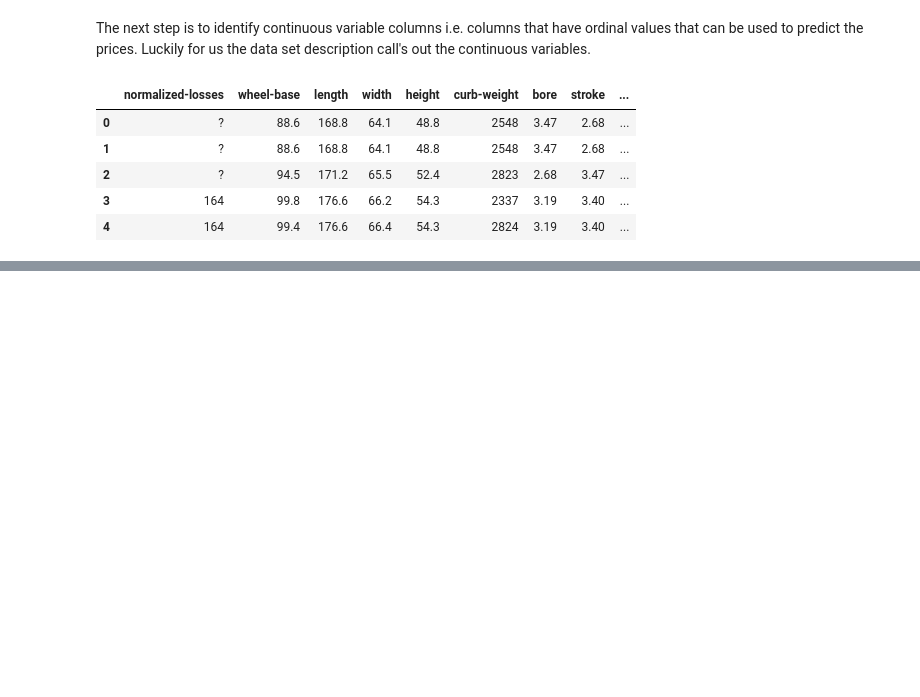
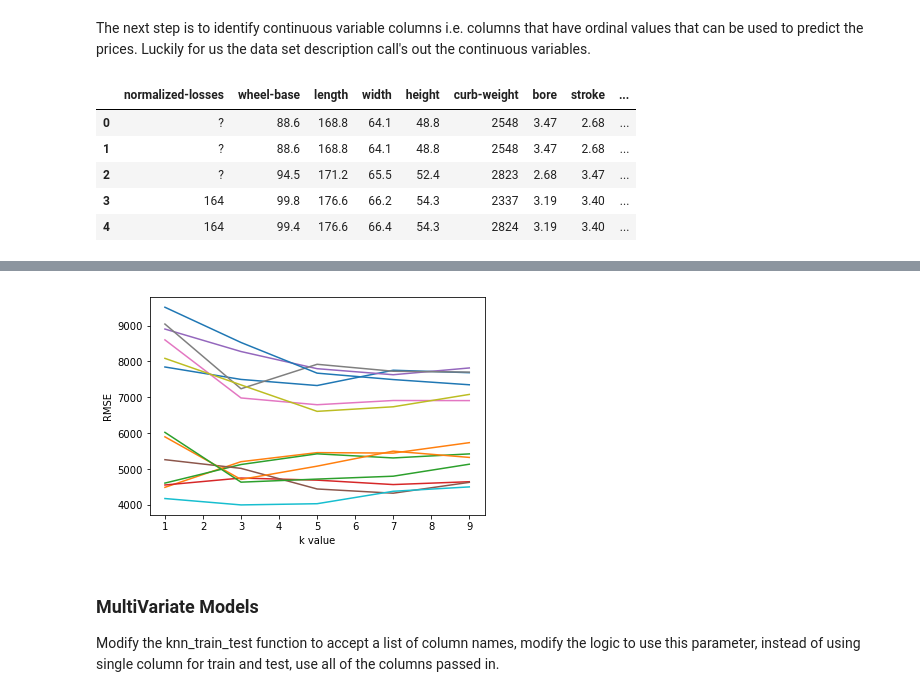
Before and after one commit to jkoyan/datascience_reference, a Jupyter notebook: machine-learning/k-nearest-neighbors/predict-car-prices-using-k-nearest-neighbors.ipynb, the cells around one changed output, grey strips where cells are left out. Cells and saved outputs as stored; diff of their text form; code cells hidden in the pictures; blank space fills up the shorter version.

Commit message:
K Nearest Neighbors Machine learning code, using scikit learn

```diff
--- a/machine-learning/k-nearest-neighbors/predict-car-prices-using-k-nearest-neighbors.ipynb
+++ b/machine-learning/k-nearest-neighbors/predict-car-prices-using-k-nearest-neighbors.ipynb
@@ -47,0 +60,6 @@ A cursory review of the data reveals that there are missing values in the normal
+# %%
+# Convert all numeric column types to float, Because ? is a string value, columns containing the value were cast to the pandas
+# object data type (instead of a numeric type like int or float). After replacing the ? values, determine which columns need to be
+# converted to numeric types.
+numeric_cars = numeric_cars.astype('float')
+numeric_cars.isnull().sum()
@@ -47,0 +82,4 @@ A cursory review of the data reveals that there are missing values in the normal
+# %%
+# Since 'price' is the column we want to predict, let's remove any rows with missing price values.
+numeric_cars = numeric_cars.dropna(subset=['price'])
+numeric_cars.isnull().sum()
@@ -47,0 +102,3 @@ A cursory review of the data reveals that there are missing values in the normal
+# %%
+# Replace missing values in other columns using column means
+numeric_cars = numeric_cars.fillna(numeric_cars.mean())
@@ -47,0 +124,6 @@ A cursory review of the data reveals that there are missing values in the normal
+# %%
+# Normalize all columns to range from 0 to 1 except the target column
+price_col = numeric_cars['price']
+numeric_cars = (numeric_cars.max() - numeric_cars)/(numeric_cars.max())
+numeric_cars['price'] = price_col
+numeric_cars.head(5)
@@ -47,0 +259,13 @@ A cursory review of the data reveals that there are missing values in the normal
+# %%
+for k, v in k_rmse_results.items():
+    x = list(v.keys())
+    y = list(v.values())
+
+    plt.plot(x,y)
+    plt.xlabel('k value')
+    plt.ylabel('RMSE')
+# %% [output]
+[figure, added]
+# %% [markdown]
+### MultiVariate Models
+Modify the knn_train_test function to accept a list of column names, modify the logic to use this parameter, instead of using single column for train and test, use all of the columns passed in.
```
Also changed, not shown: parts of 20 cells of this notebook.
